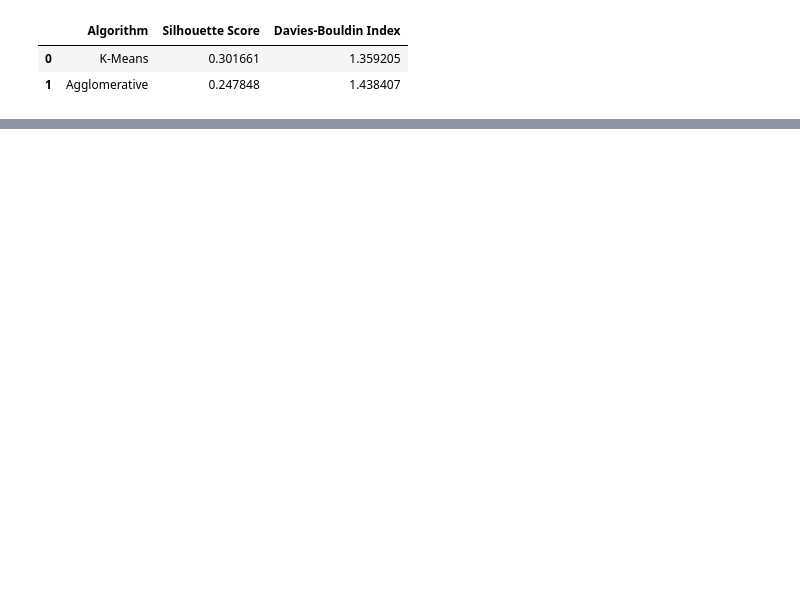
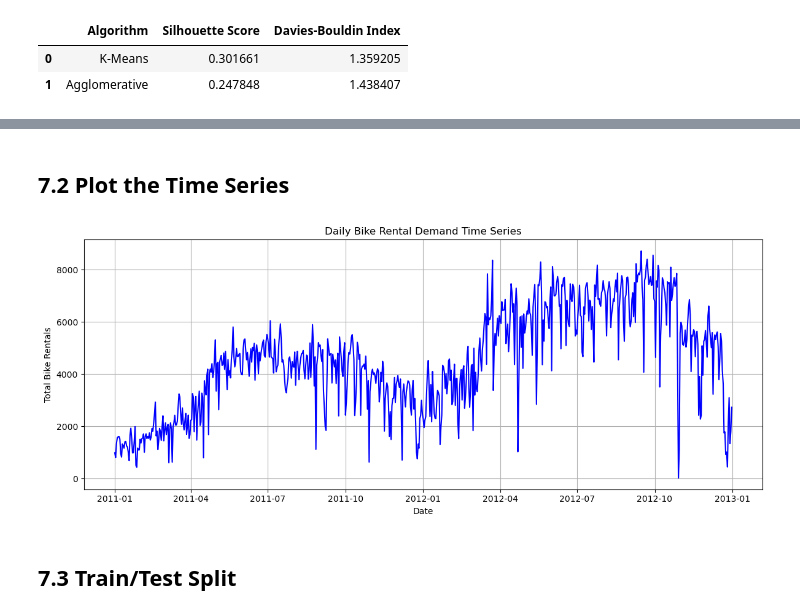
Before and after one commit to 2026059-rgb/CA1-2026059, a Jupyter notebook: notebooks/Khishigjargal_Burmaa_ca1-machine_learning_for_business.ipynb, the cells around one changed output, grey strips where cells are left out. Drawn from its saved outputs; the diff is of its cells as text; code cells hidden in the pictures; blank space fills up the shorter version.

```diff
--- a/notebooks/Khishigjargal_Burmaa_ca1-machine_learning_for_business.ipynb
+++ b/notebooks/Khishigjargal_Burmaa_ca1-machine_learning_for_business.ipynb
@@ -433,0 +502,23 @@ results
+# %%
+# Prepare time series data
+ts = df[["dteday", "cnt"]].copy()
+
+# Convert date column
+ts["dteday"] = pd.to_datetime(ts["dteday"])
+
+# Sort by date
+ts = ts.sort_values("dteday")
+
+# Set date as index
+ts = ts.set_index("dteday")
+
+# Set daily frequency
+ts = ts.asfreq("D")
+
+# Check the dataset
+print("Time Series Shape:", ts.shape)
+
+print("Missing Values:")
+print(ts.isnull().sum())
+
+display(ts.head())
@@ -433,0 +537,22 @@ results
+# %% [markdown]
+## 7.2 Plot the Time Series
+# %%
+plt.figure(figsize=(12, 5))
+
+plt.plot(
+    ts.index,
+    ts["cnt"],
+    color="blue"
+)
+
+plt.title("Daily Bike Rental Demand Time Series")
+plt.xlabel("Date")
+plt.ylabel("Total Bike Rentals")
+
+plt.grid(True)
+plt.tight_layout()
+plt.show()
+# %% [output]
+[figure, added]
+# %% [markdown]
+## 7.3 Train/Test Split
```
Also changed, not shown: parts of 21 cells of this notebook.
